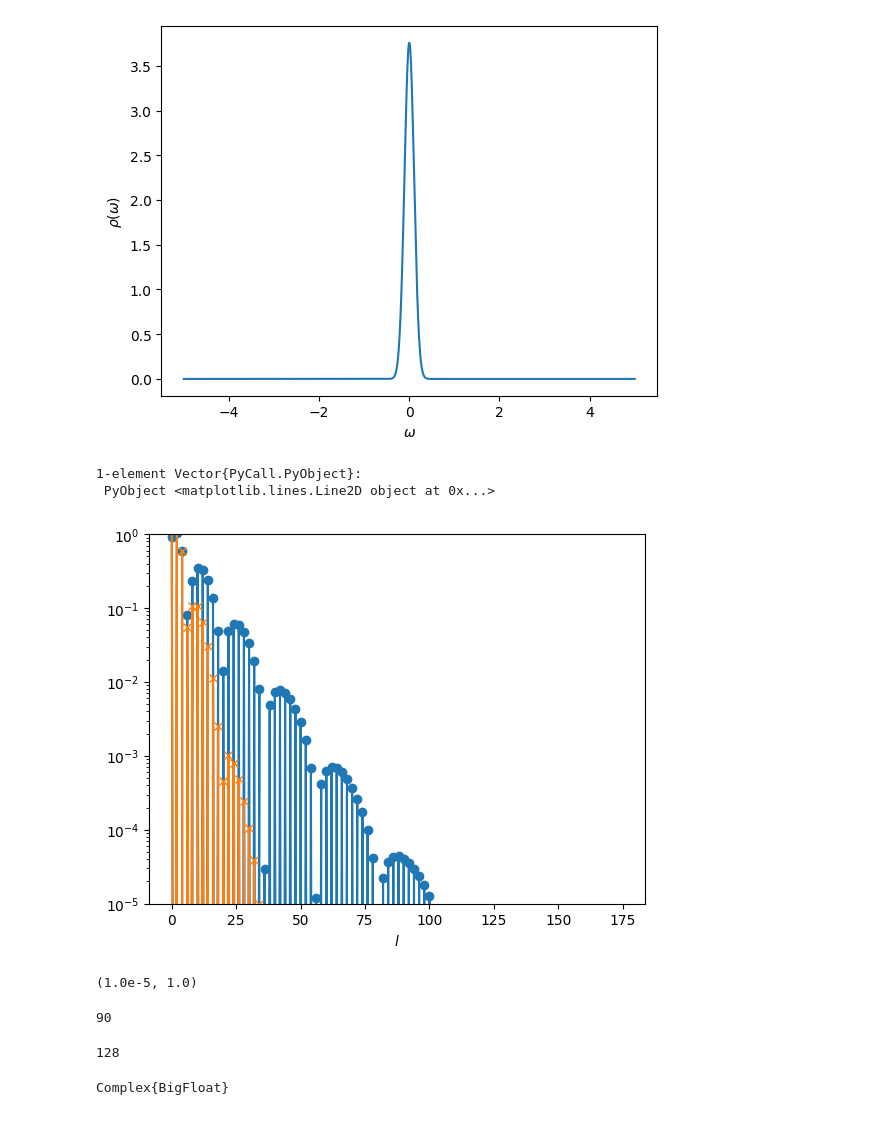
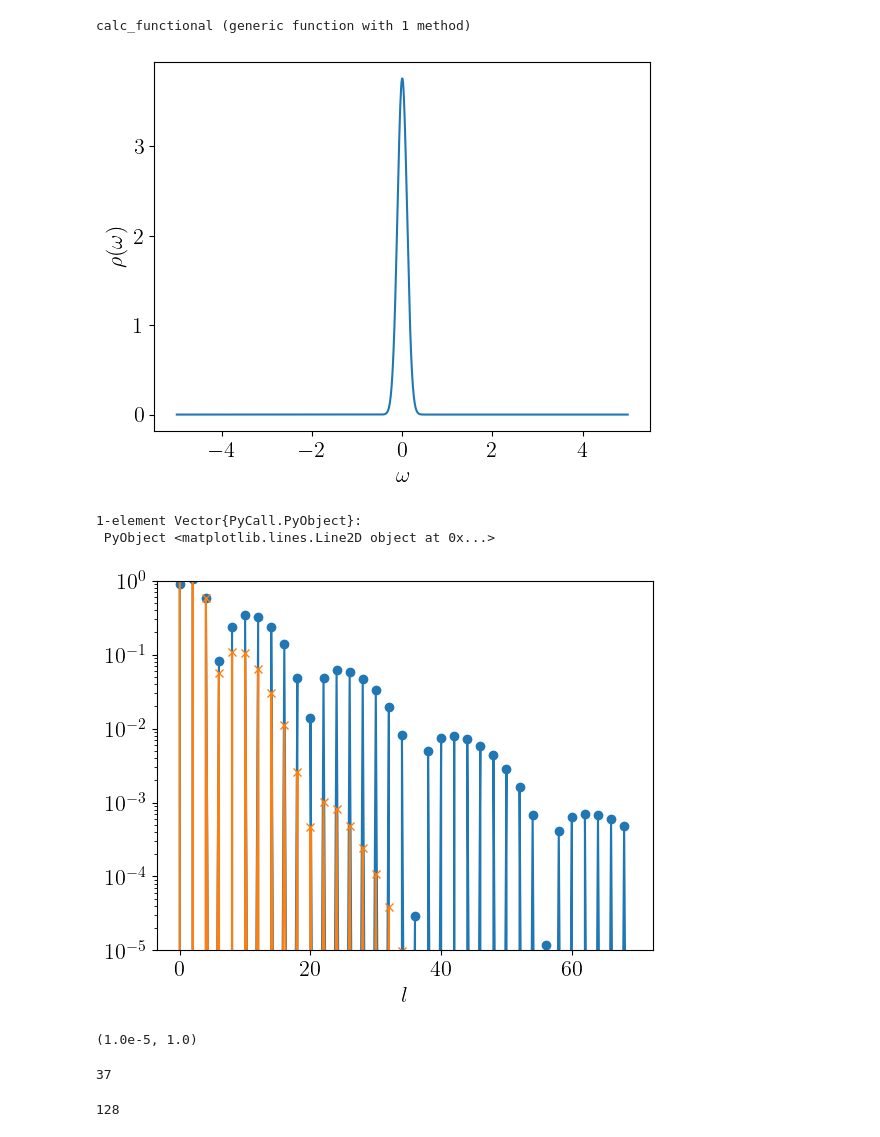
Before and after one commit to SpM-lab/Nevanlinna.jl, a Jupyter notebook: test_jl.ipynb, the cells around one changed output. Saved outputs shown, nothing was run; the diff lists cells and outputs as text; code cells hidden in the pictures.

```diff
--- a/test_jl.ipynb
+++ b/test_jl.ipynb
@@ -1,7 +1,19 @@
 # %%
 using SparseIR
 using PyPlot
+rcParams = PyPlot.PyDict(PyPlot.matplotlib."rcParams")
+rcParams["text.usetex"] = true
+rcParams["font.family"] = "serif"
+rcParams["font.size"] = 16
+rcParams["text.latex.preamble"] = raw"\usepackage{amsmath}"
 using LinearAlgebra
+using Revise
+using Optim
+using FFTW
+using ForwardDiff
+include("./Nevanlinna.jl")
+# %% [output]
+calc_functional (generic function with 1 method)
 # %%
 # Three Gaussian peaks (normalized to 1)
 gaussian(x, mu, sigma) = exp(-((x-mu)/sigma)^2)/(sqrt(π)*sigma)
@@ -12,36 +24,37 @@ gaussian(x, mu, sigma) = exp(-((x-mu)/sigma)^2)/(sqrt(π)*sigma)
 rho(omega) = gaussian(omega, 0.0, 0.15)
 #    0.4*gaussian(omega, 1.0, 0.8) + 0.4*gaussian(omega, -1.0, 0.8)
 
+
 omegas = LinRange(-5, 5, 1000)
 plt.xlabel(L"\omega")
 plt.ylabel(L"\rho(\omega)")
 plt.plot(omegas, rho.(omegas))
 # %% [output]
-[figure, old version]
+[figure, new version]
 1-element Vector{PyCall.PyObject}:
  PyObject <matplotlib.lines.Line2D object at 0x...>
 # %%
 beta = 100
 wmax = 1000
-IR_basis_set = FiniteTempBasisSet(beta, wmax, 1e-20)
+IR_basis_set = FiniteTempBasisSet(beta, wmax, 1e-7)
 #basis = FiniteTempBasis(fermion, beta, wmax, 1e-7)
 
 rhol = [overlap(IR_basis_set.basis_f.v[l], rho) for l in 1:size(IR_basis_set.basis_f)]
 gl = - IR_basis_set.basis_f.s .* rhol
 
 plt.semilogy(abs.(rhol), marker="o", label=L"|\rho_l|")
 plt.semilogy(abs.(gl), marker="x", label=L"|g_l|")
 plt.xlabel(L"l")
 plt.ylim([1e-5, 1])
 #plt.legend()
 # %% [output]
-[figure, old version]
+[figure, new version]
 (1.0e-5, 1.0)
 # %%
 gw = evaluate(IR_basis_set.smpl_wn_f, gl)
 hnw = Int64(length(IR_basis_set.smpl_wn_f.sampling_points)/2)
 # %% [output]
-90
+37
 # %%
 f = open( "in_green.dat", "w")
 for iw in 1:hnw
@@ -59,7 +72,3 @@ close(g)
 setprecision(128)
 # %% [output]
 128
-# %%
-typeof(big(gw[70]))
-# %% [output]
-Complex{BigFloat}
```
Also changed, not shown: parts of 15 cells of this notebook, 13 other files.
